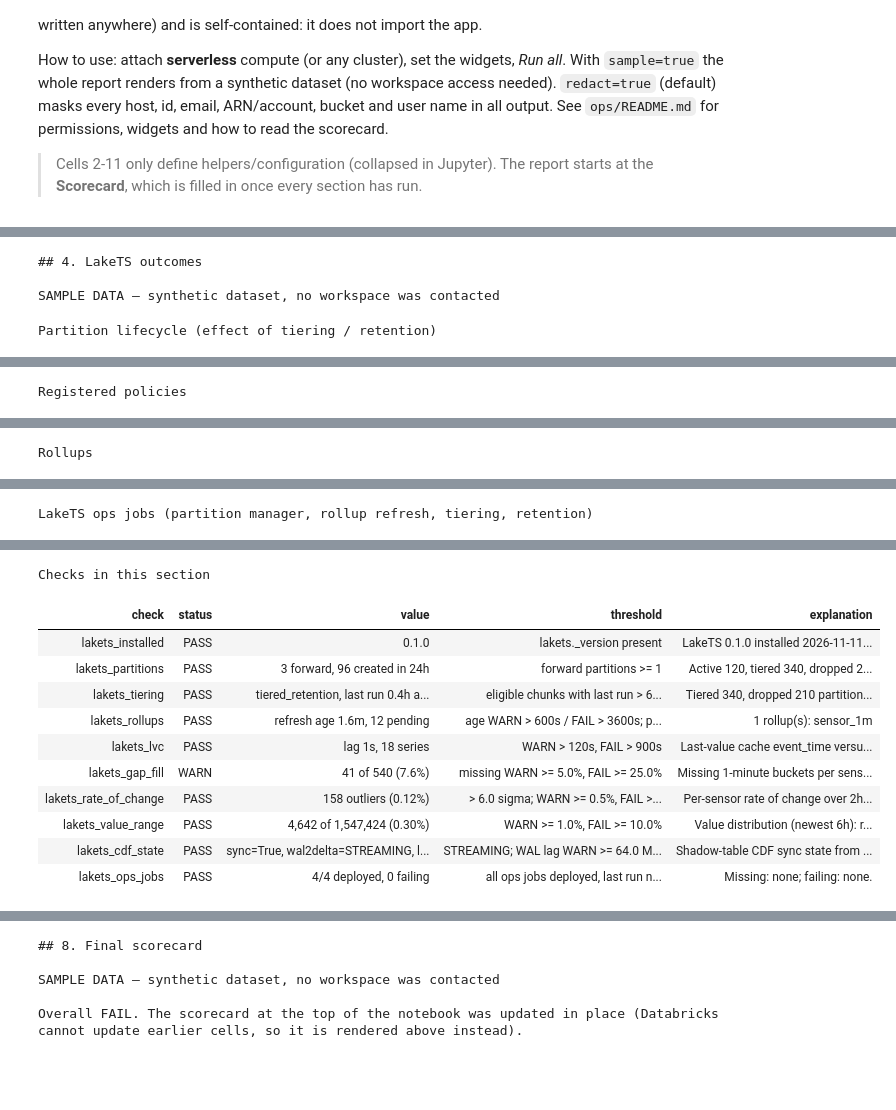
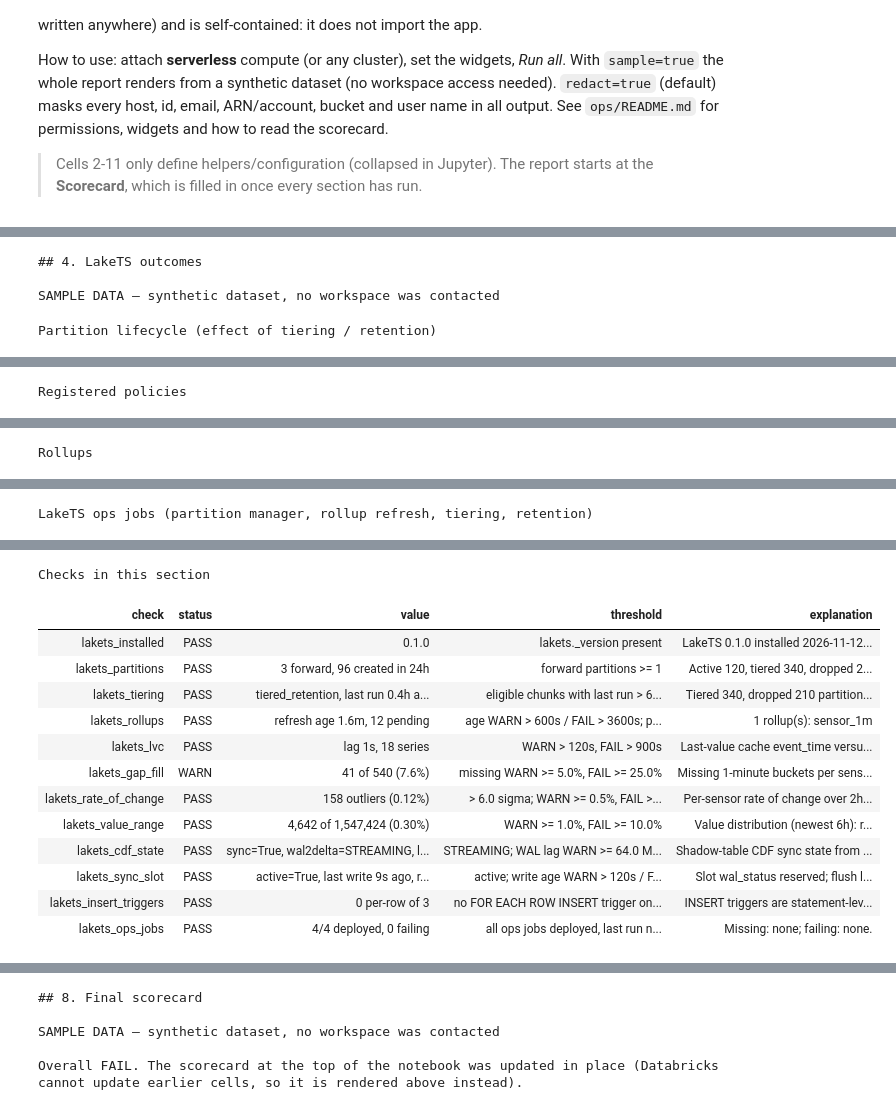
Before and after one commit to taran-dbx/pharma-digital-twin, a Jupyter notebook: ops/notebooks/pipeline_health_check.ipynb, the cells around one changed output, grey strips where cells are left out. Cells and saved outputs as stored; diff of their text form; code cells hidden in the pictures; blank space fills up the shorter version.

```diff
--- a/ops/notebooks/pipeline_health_check.ipynb
+++ b/ops/notebooks/pipeline_health_check.ipynb
@@ -2257,7 +2287,8 @@ class SampleBackend:
 
     def _q_lk_gaps(self, **_: Any) -> list[dict[str, Any]]:
         expected = len(self.sensors) * 30
-        return [{"sensor_count": len(self.sensors), "observed_buckets": expected - 41}]
+        return [{"sensor_count": len(self.sensors), "observed_buckets": expected - 41,
+                 "anchor_minute": self.now.replace(second=0, microsecond=0), "anchor_age_s": 31.0}]  # fmt: skip
 
     def _q_lk_cdf(self, **_: Any) -> list[dict[str, Any]]:
         return [{"sync_enabled": True, "shadow_table_name": f"_shadow_{self.params.industry}_sensor_readings",
@@ -2265,7 +2296,16 @@ class SampleBackend:
 
     def _q_lk_wal2delta(self, **_: Any) -> list[dict[str, Any]]:
         return [{"table_name": f"public._shadow_{self.params.industry}_sensor_readings",
-                 "status": "STREAMING", "committed_lsn": "0/5A3F9C10"}]  # fmt: skip
+                 "status": "STREAMING", "committed_lsn": "0/5A3F9C10", "write_age_s": 9.0}]  # fmt: skip
+
+    def _q_lk_slot(self, **_: Any) -> list[dict[str, Any]]:
+        return [{"slot_name": "wal2delta_main_slot_<id>", "active": True, "wal_status": "reserved",
+                 "retained_bytes": 18_500_000, "flush_lag_bytes": 3_250_000}]  # fmt: skip
+
+    def _q_lk_insert_triggers(self, **_: Any) -> list[dict[str, Any]]:
+        return [{"tgname": "trg_lakets_lvc_insert", "per_row": False},
+                {"tgname": "trg_lakets_rollup_bulk_invalidation", "per_row": False},
+                {"tgname": "trg_lakets_sync_insert", "per_row": False}]  # fmt: skip
 
     def _q_lb_recon(self, **_: Any) -> list[dict[str, Any]]:
         return [{"n": self._recon_rows()}]
@@ -3320,7 +3360,7 @@ Checks in this section
 | lb_out_of_order | PASS | 410 of 50,000 (0.82%) | WARN >= 2.0%, FAIL >= 20.0% | Rows whose event_time is earlier ... |
 | lb_size | PASS | 34.0 GB | WARN >= 50.0 GB | Heap of 120 active partitions (in... |
 # %%
-GAP_WINDOW_MINUTES = 30  # lk_gaps looks at the last 30 one-minute buckets
+GAP_WINDOW_MINUTES = 30  # lk_gaps: the 30 complete minutes before the newest ingested minute
 LAKETS_JOB_KINDS = ("Partition Manager", "Rollup Refresh", "Tiering", "Retention")
 
 
@@ -3411,8 +3451,8 @@ def check_gap_fill() -> Outcome:
         return Outcome(
             FAIL,
             "0 sensors reported",
-            "readings in the last 30 minutes",
-            "No sensor reported a reading in the last 30 minutes.",
+            "readings before the newest ingested minute",
+            "No sensor reported a reading in the 30 minutes before the newest ingested minute.",
         )
     expected = int(gaps["sensor_count"] or 0) * GAP_WINDOW_MINUTES
     missing = max(expected - int(gaps["observed_buckets"] or 0), 0)
@@ -3421,7 +3461,9 @@ def check_gap_fill() -> Outcome:
         status_high(pct, THRESHOLDS.gap_missing_pct_warn, THRESHOLDS.gap_missing_pct_fail),
         f"{fmt_num(missing)} of {fmt_num(expected)} ({fmt_pct(pct, 1)})",
         f"missing WARN >= {THRESHOLDS.gap_missing_pct_warn}%, FAIL >= {THRESHOLDS.gap_missing_pct_fail}%",
-        f"Missing 1-minute buckets per sensor over the last 30 minutes ({gaps['sensor_count']} sensors).",
+        f"Missing 1-minute buckets per sensor over the 30 minutes before the newest ingested minute "
+        f"({gaps['sensor_count']} sensors; that minute is {fmt_seconds(num(gaps.get('anchor_age_s')))} old, "
+        "which lb_freshness judges). Ingest lag alone no longer shows up as gaps.",
     )
 
 
@@ -3469,6 +3511,56 @@ def check_lakets_cdf() -> Outcome:
         f"STREAMING; WAL lag WARN >= {THRESHOLDS.wal_lag_mb_warn} MB, FAIL >= {THRESHOLDS.wal_lag_mb_fail} MB",
         "Shadow-table CDF sync state from lakets._chronotable_registry and wal2delta.tables.",
     )
+
+
+def _most_severe(*levels: str) -> str:
+    return min(levels, key=[FAIL, WARN, PASS].index)
+
+
+def check_sync_slot() -> Outcome:
+    """Catch a stuck Lakehouse Sync early: a wal2delta write age of minutes while the slot
+    keeps WAL (2026-11-20: version 1000 at 19:29, no commit for 146 min, 2.2 GB retained)."""
+    _hot()
+    slots = DATA.lb("lk_slot")
+    if not slots:
+        return Outcome(
+            FAIL, "no wal2delta slot", "an active wal2delta replication slot",
+            "pg_replication_slots has no wal2delta slot: Lakehouse Sync is not attached.",
+        )  # fmt: skip
+    slot = slots[0]
+    wal = DATA.lb("lk_wal2delta", shadow=CDF_SHADOW_TABLE)
+    age = num(wal[0].get("write_age_s")) if wal else None
+    retained_mb = (num(slot.get("retained_bytes")) or 0) / 1024**2
+    level = _most_severe(
+        FAIL if not slot.get("active") else PASS,
+        status_high(age, THRESHOLDS.sync_write_age_s_warn, THRESHOLDS.sync_write_age_s_fail),
+        status_high(
+            retained_mb, THRESHOLDS.slot_retained_mb_warn, THRESHOLDS.slot_retained_mb_fail
+        ),
+    )
+    return Outcome(
+        level,
+        f"active={slot.get('active')}, last write {fmt_seconds(age)} ago, retains {retained_mb:,.1f} MB",
+        f"active; write age WARN > {THRESHOLDS.sync_write_age_s_warn}s / FAIL > "
+        f"{THRESHOLDS.sync_write_age_s_fail}s; retained WAL WARN >= {THRESHOLDS.slot_retained_mb_warn} MB "
+        f"/ FAIL >= {THRESHOLDS.slot_retained_mb_fail} MB",
+        f"Slot wal_status {slot.get('wal_status')}; flush lag "
+        f"{(num(slot.get('flush_lag_bytes')) or 0) / 1024**2:,.1f} MB; "
+        "wal2delta.tables.last_write_time for the shadow.",
+    )
+
+
+def check_insert_triggers() -> Outcome:
+    _hot()
+    rows = DATA.lb("lk_insert_triggers")
+    per_row = [r["tgname"] for r in rows if r.get("per_row")]
+    return Outcome(
+        WARN if per_row else PASS,
+        f"{len(per_row)} per-row of {len(rows)}",
+        "no FOR EACH ROW INSERT trigger on sensor_readings",
+        ("Per-row INSERT triggers: " + ", ".join(per_row) + " (~0.7 ms of Postgres time per row)."
+         if per_row else "INSERT triggers are statement-level: " + ", ".join(r["tgname"] for r in rows) + "."),
+    )  # fmt: skip
 
 
 def _ops_job_rows() -> list[dict[str, Any]]:
@@ -3541,6 +3633,8 @@ REPORT.run(SECTION_LAKETS, "lakets_gap_fill", check_gap_fill)
 REPORT.run(SECTION_LAKETS, "lakets_rate_of_change", check_rate_of_change)
 REPORT.run(SECTION_LAKETS, "lakets_value_range", check_value_range)
 REPORT.run(SECTION_LAKETS, "lakets_cdf_state", check_lakets_cdf)
+REPORT.run(SECTION_LAKETS, "lakets_sync_slot", check_sync_slot)
+REPORT.run(SECTION_LAKETS, "lakets_insert_triggers", check_insert_triggers)
 REPORT.run(SECTION_LAKETS, "lakets_ops_jobs", check_ops_jobs)
 REPORT.view("LakeTS effect tables", view_lakets_effect)
 finish_section(SECTION_LAKETS)
@@ -3568,6 +3662,6 @@ LakeTS ops jobs (partition manager, rollup refresh, tiering, retention)
 Checks in this section
 | check | status | value | threshold | explanation |
-| lakets_installed | PASS | 0.1.0 | lakets._version present | LakeTS 0.1.0 installed 2026-11-11... |
+| lakets_installed | PASS | 0.1.0 | lakets._version present | LakeTS 0.1.0 installed 2026-11-12... |
 | lakets_partitions | PASS | 3 forward, 96 created in 24h | forward partitions >= 1 | Active 120, tiered 340, dropped 2... |
 | lakets_tiering | PASS | tiered_retention, last run 0.4h a... | eligible chunks with last run > 6... | Tiered 340, dropped 210 partition... |
 | lakets_rollups | PASS | refresh age 1.6m, 12 pending | age WARN > 600s / FAIL > 3600s; p... | 1 rollup(s): sensor_1m |
@@ -3576,6 +3670,8 @@ Checks in this section
 | lakets_rate_of_change | PASS | 158 outliers (0.12%) | > 6.0 sigma; WARN >= 0.5%, FAIL >... | Per-sensor rate of change over 2h... |
 | lakets_value_range | PASS | 4,642 of 1,547,424 (0.30%) | WARN >= 1.0%, FAIL >= 10.0% | Value distribution (newest 6h): r... |
 | lakets_cdf_state | PASS | sync=True, wal2delta=STREAMING, l... | STREAMING; WAL lag WARN >= 64.0 M... | Shadow-table CDF sync state from ... |
+| lakets_sync_slot | PASS | active=True, last write 9s ago, r... | active; write age WARN > 120s / F... | Slot wal_status reserved; flush l... |
+| lakets_insert_triggers | PASS | 0 per-row of 3 | no FOR EACH ROW INSERT trigger on... | INSERT triggers are statement-lev... |
 | lakets_ops_jobs | PASS | 4/4 deployed, 0 failing | all ops jobs deployed, last run n... | Missing: none; failing: none. |
 # %%
 def _uc_ready() -> None:
```
Also changed, not shown: parts of 10 cells of this notebook, 1 other file.
